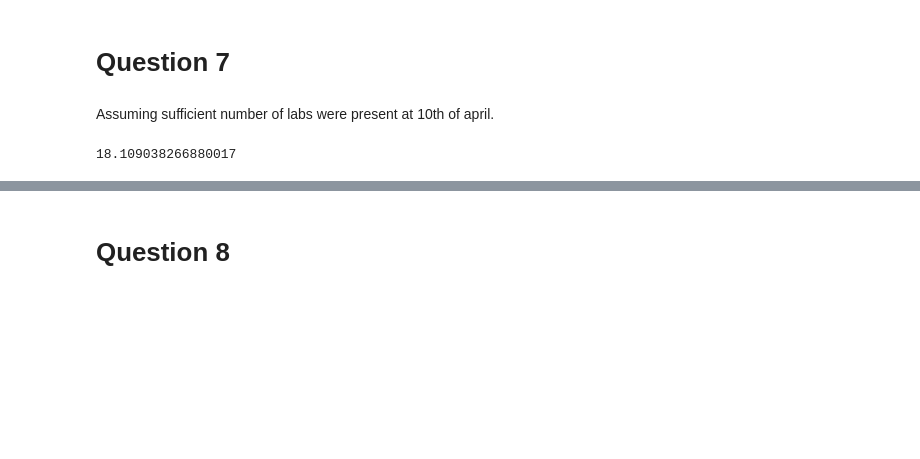
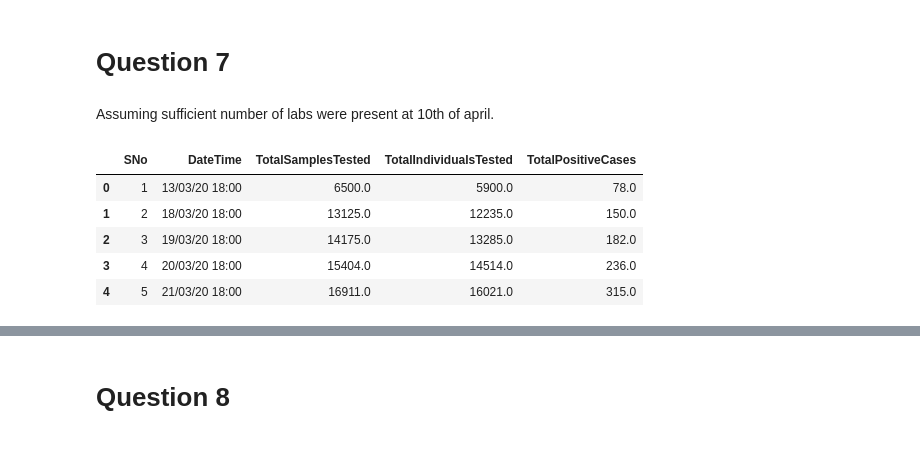
Before and after one commit to mew-two-github/CH5019_2020_GRP3, a Jupyter notebook: Question3/q3_vishal.ipynb, the cells around one changed output, grey strips where cells are left out. Saved outputs shown, nothing was run; the diff lists cells and outputs as text; code cells hidden in the pictures; blank space fills up the shorter version.

```diff
--- a/Question3/q3_vishal.ipynb
+++ b/Question3/q3_vishal.ipynb
@@ -666,10 +681,13 @@ for i in range(5):
 # Question 7
 # %% [markdown]
 Assuming sufficient number of labs were present at 10th of april.
-# %%
-conf_11=df['Confirmed'].loc[df.Date=='2020-04-11'].sum()-df['Confirmed'].loc[df.Date=='2020-04-10'].sum()
-conf_20=conf_11*(1.1)**9
-additional_labs=conf_20/100
-additional_labs
-# %% [output]
-18.109038266880017
+# %%
+ICMRTestingDetails = pd.read_csv('./Dataset_Question3/ICMRTestingDetails.csv')
+ICMRTestingDetails.head()
+# %% [output]
+|  | SNo | DateTime | TotalSamplesTested | TotalIndividualsTested | TotalPositiveCases |
+| 0 | 1 | 13/03/20 18:00 | 6500.0 | 5900.0 | 78.0 |
+| 1 | 2 | 18/03/20 18:00 | 13125.0 | 12235.0 | 150.0 |
+| 2 | 3 | 19/03/20 18:00 | 14175.0 | 13285.0 | 182.0 |
+| 3 | 4 | 20/03/20 18:00 | 15404.0 | 14514.0 | 236.0 |
+| 4 | 5 | 21/03/20 18:00 | 16911.0 | 16021.0 | 315.0 |
```
Also changed, not shown: parts of 14 cells of this notebook, 2 other files.
